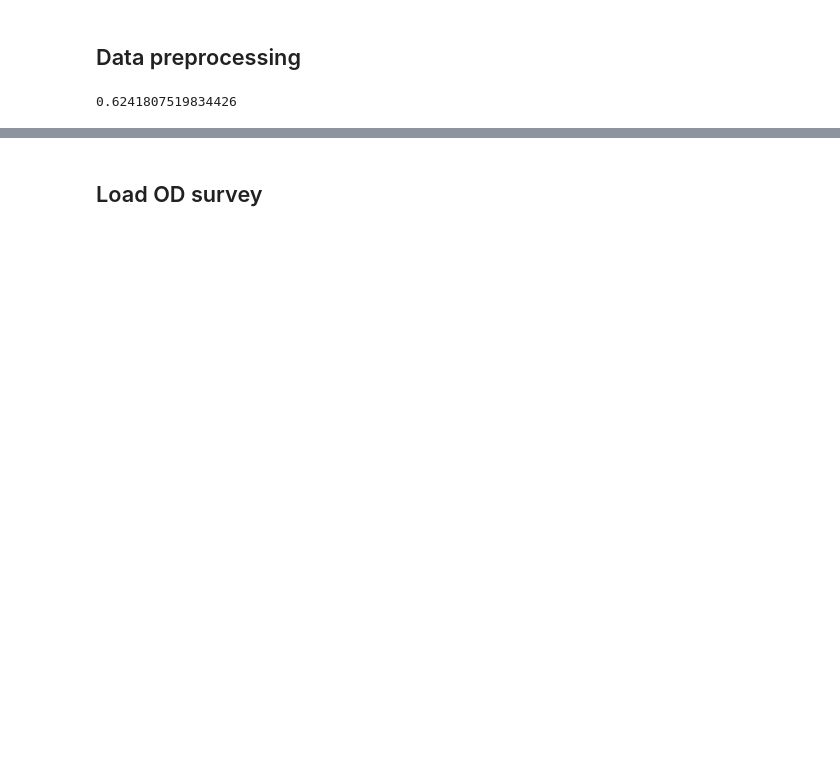
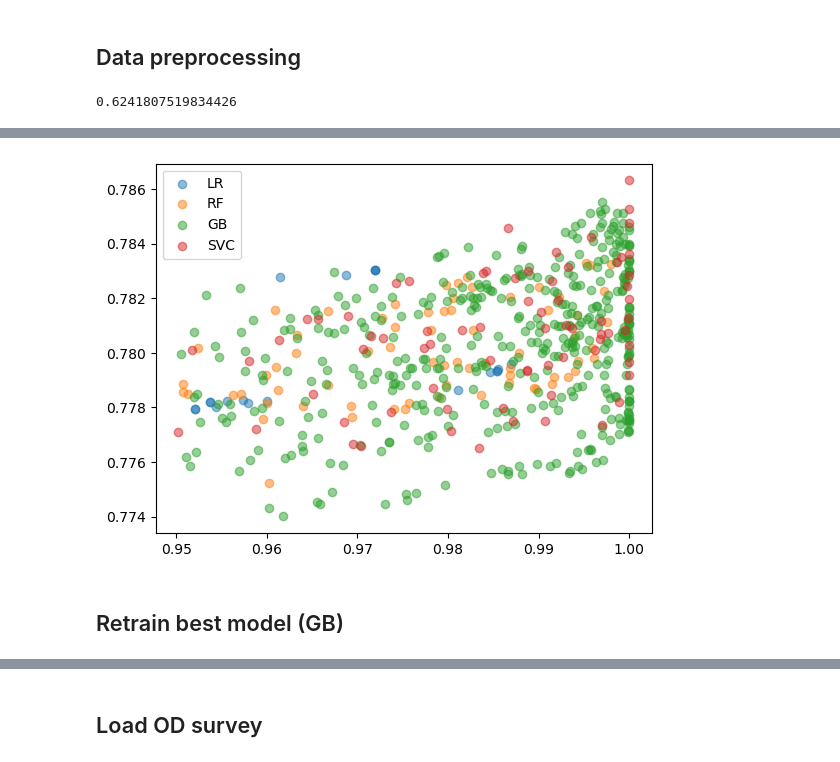
Before and after one commit to CentroFuturoCiudades/informal_jobs, a Jupyter notebook: notebook.ipynb, the cells around one changed output, grey strips where cells are left out. Saved outputs shown, nothing was run; the diff lists cells and outputs as text; code cells hidden in the pictures; blank space fills up the shorter version.

```diff
--- a/notebook.ipynb
+++ b/notebook.ipynb
@@ -117,3 +33,0 @@ best_models
-# %%
-for (fold, model_type), row in best_models.iterrows():
-    model = outer_folds[fold][row.model]
@@ -154,0 +51,7 @@ best_models.to_csv('best_models.csv')
+# %%
+cv_results = pd.read_pickle('repeated_cv_results.pkl')
+
+cv_results = cv_results.rename(columns={c: c.split('param_')[-1] for c in cv_results.columns if c.startswith('param_')})
+
+best_models = pd.read_csv('repeated_best_models.csv', index_col=0, header=[0,1]).sort_values(('balanced_accuracy', 'mean'), ascending=False)
+best_models
@@ -154,0 +69,6 @@ best_models.to_csv('best_models.csv')
+# %%
+top_models = []
+for fold, max_score in cv_results.groupby('fold').mean_test_score.max().items():
+    top_models.append(cv_results.query("fold == @fold & mean_test_score == @max_score")[['fold', 'model', 'mean_fit_time', 'mean_score_time', 'mean_test_score', 'std_test_score', 'params']])
+top_models = pd.concat(top_models)
+top_models
@@ -154,0 +165,11 @@ best_models.to_csv('best_models.csv')
+# %%
+for model_type in cv_results_compare.model_type.unique():
+    df_plot = cv_results_compare.query('model_type==@model_type & p_rope >= 0.95')
+    if len(df_plot) == 0:
+        continue
+    plt.scatter(df_plot.p_rope, df_plot.mean_test_score, alpha=0.5, label=model_type);
+plt.legend();
+# %% [output]
+[figure, added]
+# %% [markdown]
+## Retrain best model (GB)
```
Also changed, not shown: parts of 22 cells of this notebook, 2 other files.
